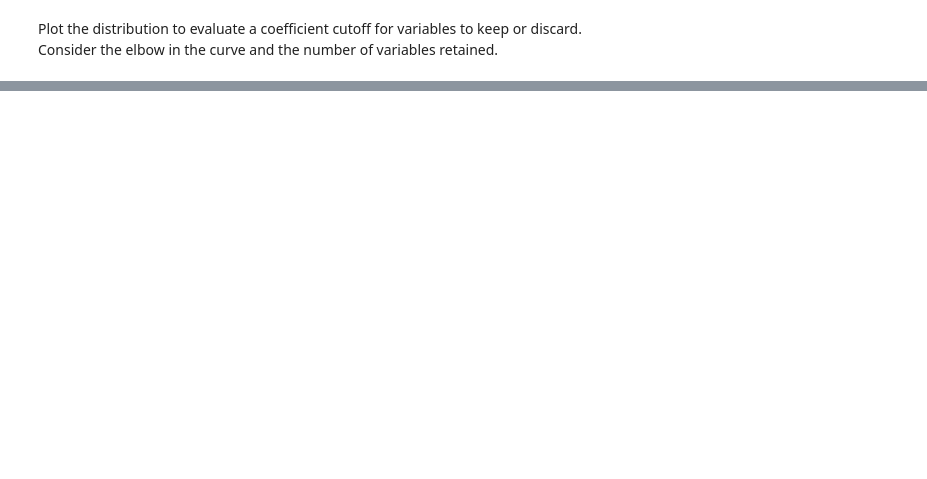
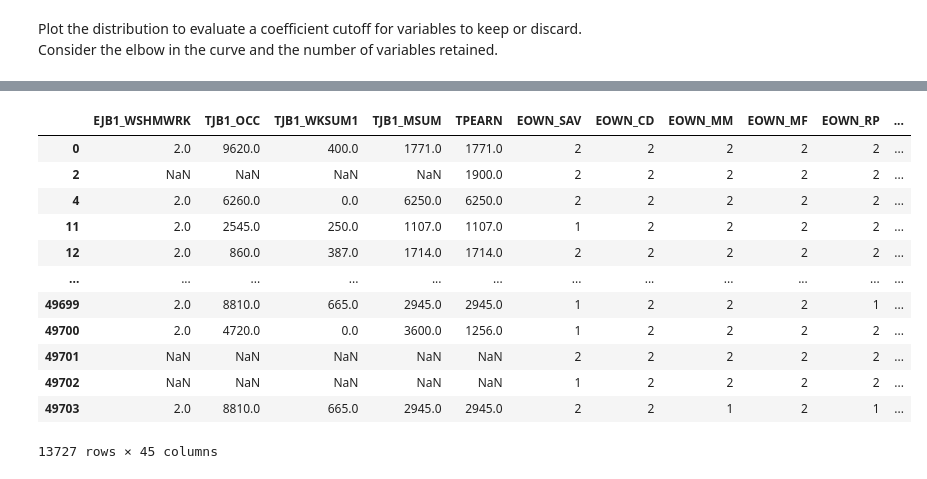
Before and after one commit to Team-107/Capstone_Project, a Jupyter notebook: notebooks/feature_selection_30.06.2021.ipynb, the cells around one changed output, grey strips where cells are left out. Cells and saved outputs as stored; diff of their text form; code cells hidden in the pictures; blank space fills up the shorter version.

```diff
--- a/notebooks/feature_selection_30.06.2021.ipynb
+++ b/notebooks/feature_selection_30.06.2021.ipynb
@@ -258,3 +263,3 @@ plt.plot(y_corr
 # %%
-y_corr[y_corr.coefficient >= .2].sort_values(by='coefficient', ascending=False)
-y_corr_features = y_corr[y_corr.coefficient >= .2].variable.to_list()
+y_corr[y_corr.coefficient >= .10].sort_values(by='coefficient', ascending=False)
+y_corr_features = y_corr[y_corr.coefficient >= .10].variable.to_list()
@@ -315,0 +311,19 @@ len(X_train.columns)
+# %%
+keep_cols = y_corr_features + ['EOWN_ST']
+sipp_2018.loc[race_mask, keep_cols].to_csv('../data/interim/model_baseline/baseline_hispanic_blk.csv', index=True)
+# %%
+sipp_2018.loc[race_mask, keep_cols]
+# %% [output]
+|  | EJB1_WSHMWRK | TJB1_OCC | TJB1_WKSUM1 | TJB1_MSUM | TPEARN | EOWN_SAV | EOWN_CD | EOWN_MM | EOWN_MF | EOWN_RP | ... |
+| 0 | 2.0 | 9620.0 | 400.0 | 1771.0 | 1771.0 | 2 | 2 | 2 | 2 | 2 | ... |
+| 2 | NaN | NaN | NaN | NaN | 1900.0 | 2 | 2 | 2 | 2 | 2 | ... |
+| 4 | 2.0 | 6260.0 | 0.0 | 6250.0 | 6250.0 | 2 | 2 | 2 | 2 | 2 | ... |
+| 11 | 2.0 | 2545.0 | 250.0 | 1107.0 | 1107.0 | 1 | 2 | 2 | 2 | 2 | ... |
+| 12 | 2.0 | 860.0 | 387.0 | 1714.0 | 1714.0 | 2 | 2 | 2 | 2 | 2 | ... |
+| ... | ... | ... | ... | ... | ... | ... | ... | ... | ... | ... | ... |
+| 49699 | 2.0 | 8810.0 | 665.0 | 2945.0 | 2945.0 | 1 | 2 | 2 | 2 | 1 | ... |
+| 49700 | 2.0 | 4720.0 | 0.0 | 3600.0 | 1256.0 | 1 | 2 | 2 | 2 | 2 | ... |
+| 49701 | NaN | NaN | NaN | NaN | NaN | 2 | 2 | 2 | 2 | 2 | ... |
+| 49702 | NaN | NaN | NaN | NaN | NaN | 1 | 2 | 2 | 2 | 2 | ... |
+| 49703 | 2.0 | 8810.0 | 665.0 | 2945.0 | 2945.0 | 2 | 2 | 1 | 2 | 1 | ... |
+13727 rows × 45 columns
```
Also changed, not shown: parts of 17 cells of this notebook, 3 other files.
